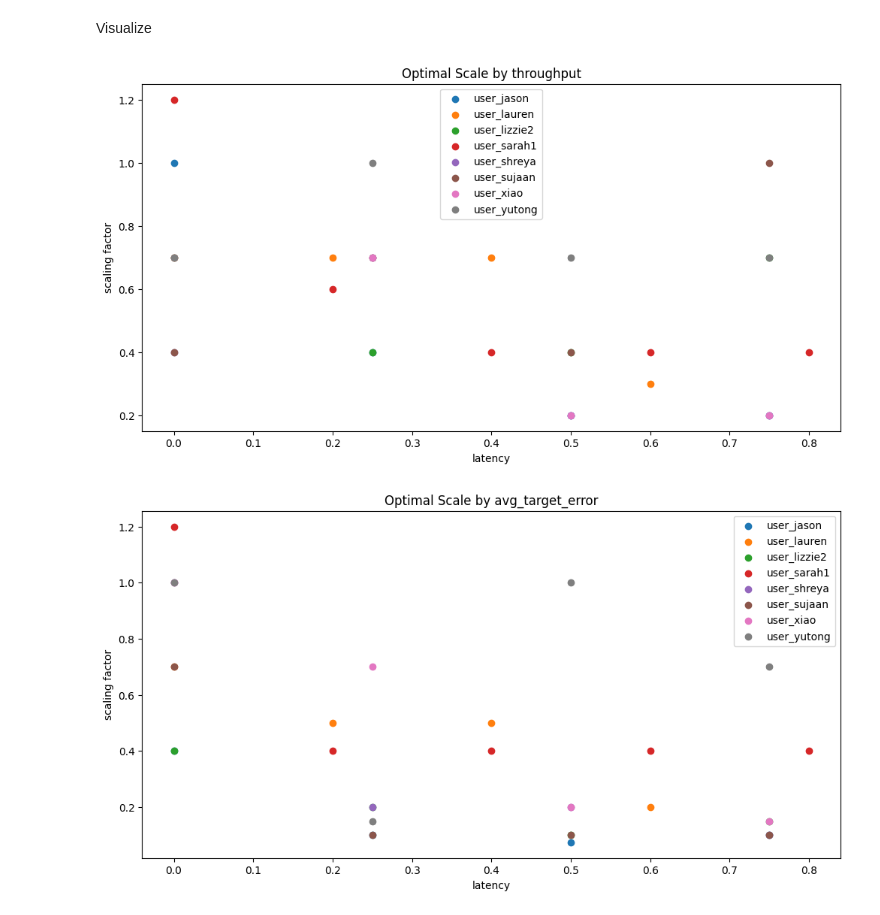
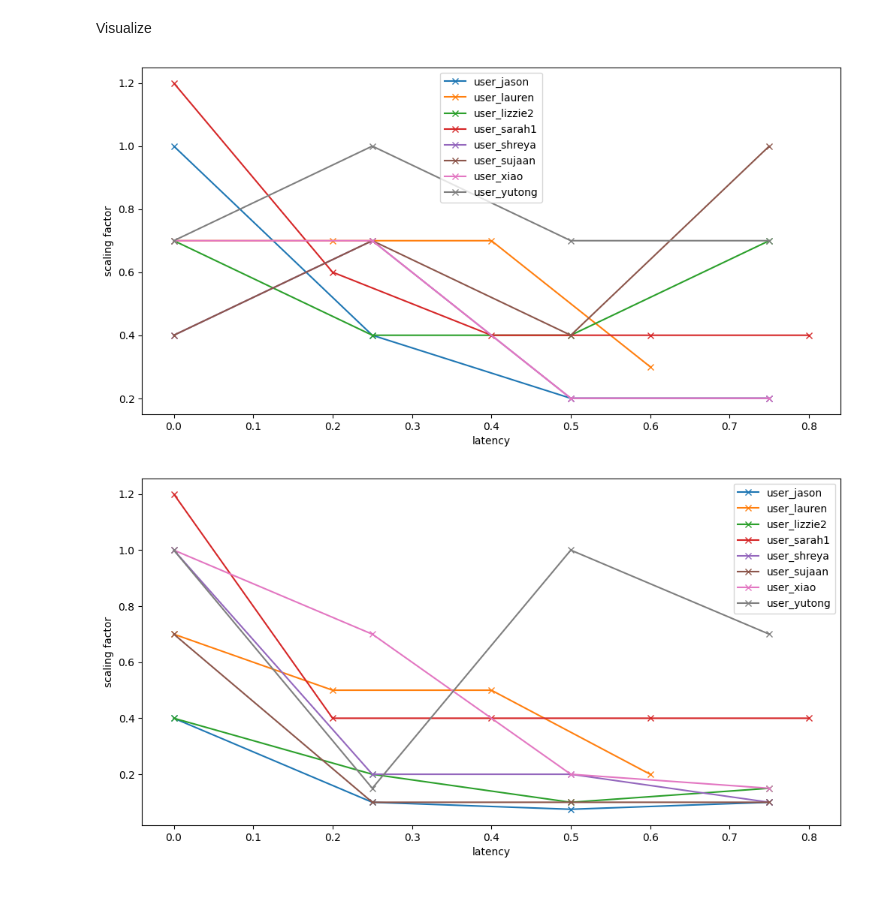
Before and after one commit to jasonkglim/MotionScaling, a Jupyter notebook: model_analysis.ipynb, the cells around one changed output. Saved outputs shown, nothing was run; the diff lists cells and outputs as text; code cells hidden in the pictures.

```diff
--- a/model_analysis.ipynb
+++ b/model_analysis.ipynb
@@ -425,35 +425,35 @@ for output_metric in output_metrics:
 		# model_type = "Poly2"
 
 		# # Polynomial Regression
 		# degree = 2
 		# Y_pred_dense = PolyRegression(X.values, Y.values, X_dense, degree)
 
 		# Gaussian Process Regression
 		# kernel = ConstantKernel() * RBF() # Default RBF
 		# kernel = ConstantKernel() * RationalQuadratic() # Default Rational Quadratic
 		# Y_pred_dense, Y_pred_std = GPRegression(X.values, Y.values, X_dense, kernel)
 
 		# dense_df = pd.DataFrame({
 		# 			'latency': X_dense[:, 0].flatten(),
 		# 			'scale': X_dense[:, 1].flatten(),
 		# 			'Y_pred_dense': Y_pred_dense.flatten()
 		# 		})
 
 		if output_metric in ["throughput", "avg_movement_speed", "weighted_performance"]: # optimal scale at maximum
 			# optimal_scale_dense = dense_df.loc[dense_df.groupby('latency')['Y_pred_dense'].idxmax()][['latency', 'scale']]
 			optimal_scale_ref = data.loc[data.groupby('latency')[output_metric].idxmax()][['latency', 'scale']]
 		else: # optimal scale at minimum
 			# optimal_scale_dense = dense_df.loc[dense_df.groupby('latency')['Y_pred_dense'].idxmin()][['latency', 'scale']]
 			optimal_scale_ref = data.loc[data.groupby('latency')[output_metric].idxmin()][['latency', 'scale']]
 
 		# print(optimal_scale_ref)
-		plt.title(f"Optimal Scale by {output_metric}")
+		# plt.title(f"Optimal Scale by {output_metric}")
 		plt.xlabel("latency")
 		plt.ylabel("scaling factor")
-		plt.plot(optimal_scale_ref['latency'], optimal_scale_ref['scale'], label=user)
+		plt.plot(optimal_scale_ref['latency'], optimal_scale_ref['scale'], marker='x', label=user)
 	plt.legend()
-	# plt.savefig(f"figures/optimal_scale_per_latency/{output_metric}.png", facecolor='w')
+	plt.savefig(f"figures/optimal_scale_per_latency/{output_metric}.png", facecolor='w')
 	plt.show()
 # %% [output]
-[figure, old version]
+[figure, new version]
-[figure, old version]
+[figure, new version]
```
Also changed, not shown: parts of 2 cells of this notebook.
